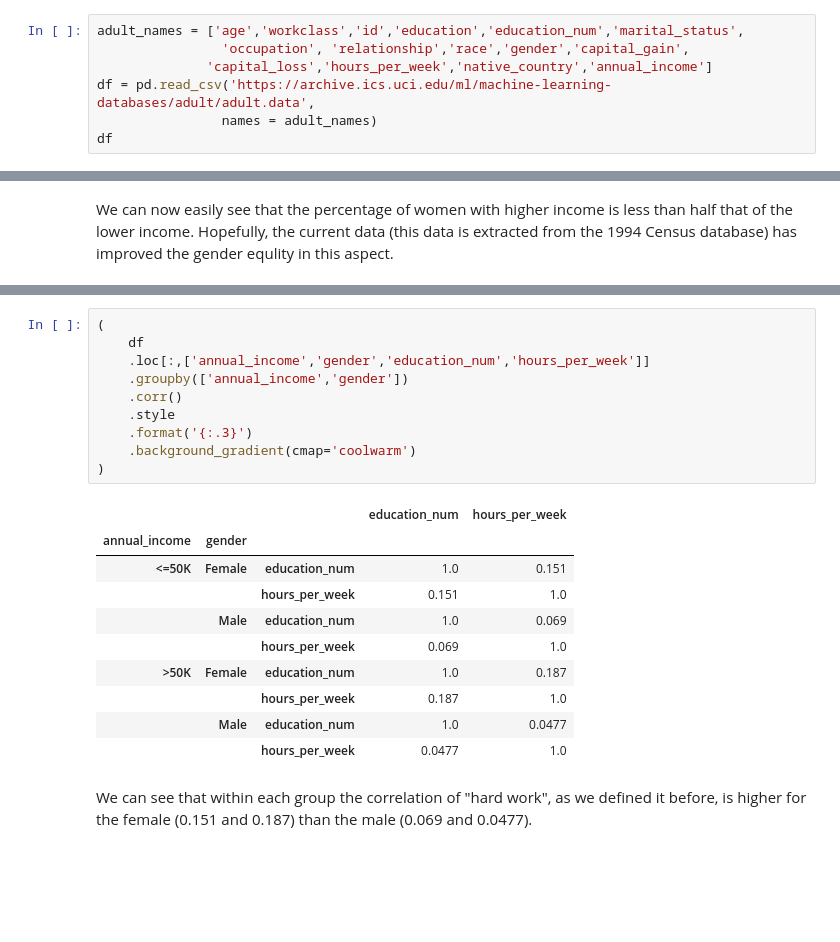
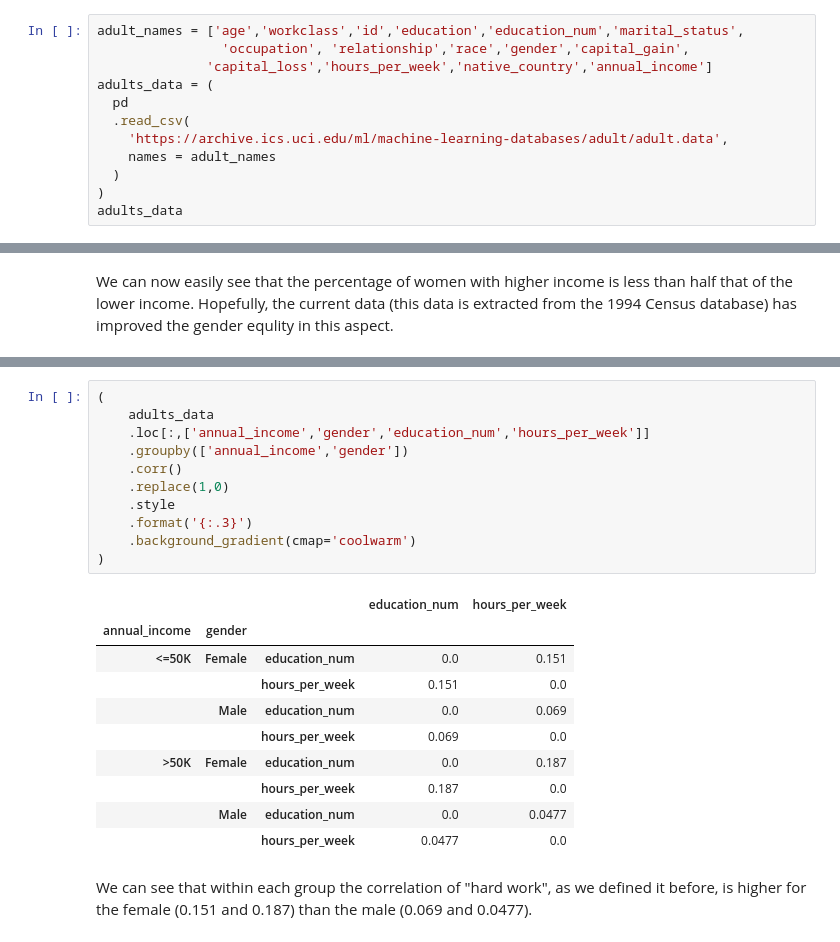
Before and after one commit to luisdomin5/from-excel-to-pandas, a Jupyter notebook: _sources/notebooks/03.02_group_by.ipynb, the cells around one changed output, grey strips where cells are left out. Cells and saved outputs as stored; diff of their text form; blank space fills up the shorter version.

```diff
--- a/_sources/notebooks/03.02_group_by.ipynb
+++ b/_sources/notebooks/03.02_group_by.ipynb
@@ -134,9 +154,14 @@ Our data set doesn't have many numeric field, and we should load a different dat
 adult_names = ['age','workclass','id','education','education_num','marital_status',
                 'occupation', 'relationship','race','gender','capital_gain',
               'capital_loss','hours_per_week','native_country','annual_income']
-df = pd.read_csv('https://archive.ics.uci.edu/ml/machine-learning-databases/adult/adult.data',
-                names = adult_names)
-df
+adults_data = (
+  pd
+  .read_csv(
+    'https://archive.ics.uci.edu/ml/machine-learning-databases/adult/adult.data',
+    names = adult_names
+  )
+)
+adults_data
 # %% [output]
 |  | age | workclass | id | education | education_num | marital_status | occupation | relationship | ... |
 | 0 | 39 | State-gov | 77516 | Bachelors | 13 | Never-married | Adm-clerical | Not-in-family | ... |
@@ -215,23 +264,24 @@ We can also take each of the groups and calculate more advanced functions such a
 # %%
 (
-    df
+    adults_data
     .loc[:,['annual_income','gender','education_num','hours_per_week']]
     .groupby(['annual_income','gender'])
     .corr()
+    .replace(1,0)
     .style
     .format('{:.3}')
     .background_gradient(cmap='coolwarm')
 )
 # %% [output]
 |  |  |  | education_num | hours_per_week |
 | annual_income | gender |  |  |  |
-| <=50K | Female | education_num | 1.0 | 0.151 |
-|  |  | hours_per_week | 0.151 | 1.0 |
-|  | Male | education_num | 1.0 | 0.069 |
-|  |  | hours_per_week | 0.069 | 1.0 |
-| >50K | Female | education_num | 1.0 | 0.187 |
-|  |  | hours_per_week | 0.187 | 1.0 |
-|  | Male | education_num | 1.0 | 0.0477 |
-|  |  | hours_per_week | 0.0477 | 1.0 |
+| <=50K | Female | education_num | 0.0 | 0.151 |
+|  |  | hours_per_week | 0.151 | 0.0 |
+|  | Male | education_num | 0.0 | 0.069 |
+|  |  | hours_per_week | 0.069 | 0.0 |
+| >50K | Female | education_num | 0.0 | 0.187 |
+|  |  | hours_per_week | 0.187 | 0.0 |
+|  | Male | education_num | 0.0 | 0.0477 |
+|  |  | hours_per_week | 0.0477 | 0.0 |
 # %% [markdown]
 We can see that within each group the correlation of "hard work", as we defined it before, is higher for the female (0.151 and 0.187) than the male (0.069 and 0.0477).
```
Also changed, not shown: parts of 20 cells of this notebook, 17 other files.
